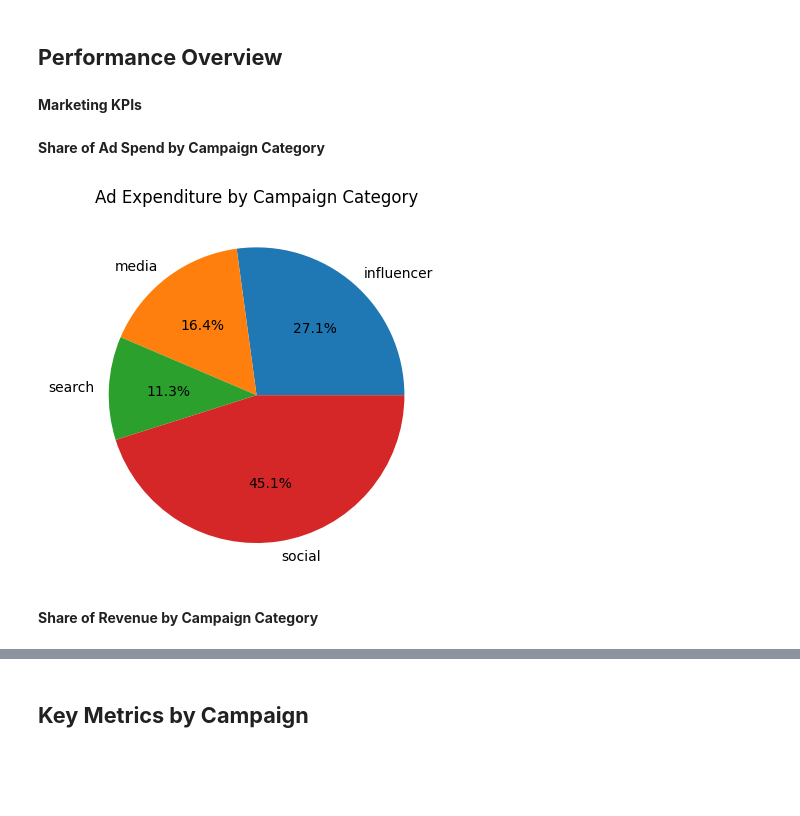
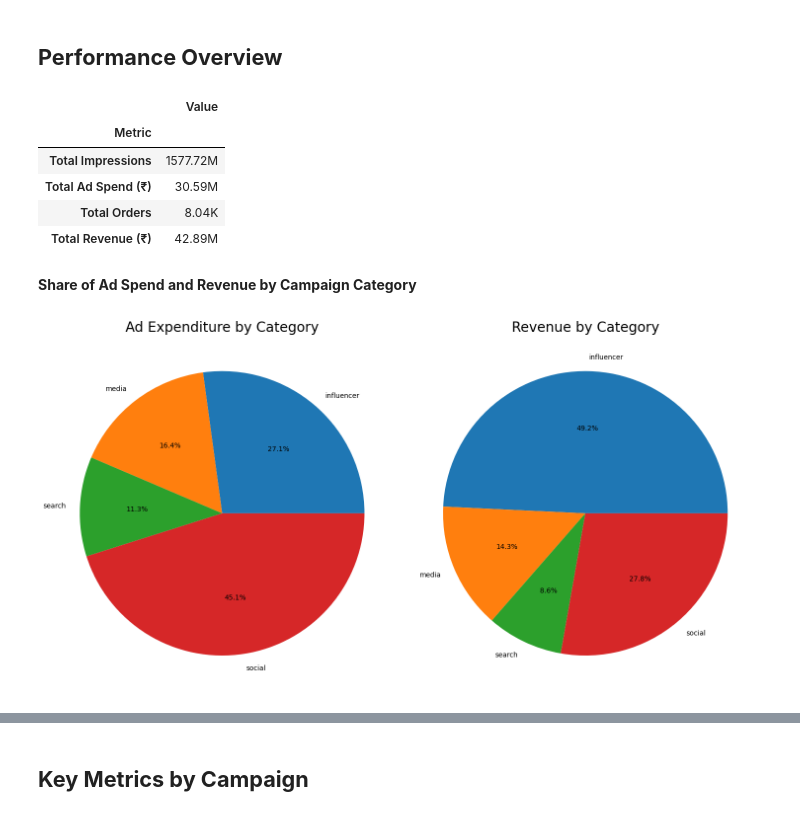
Before and after one commit to cloeyeons/Google-Ads-Simulation, a Jupyter notebook: google-ads-campaign.ipynb, the cells around one changed output, grey strips where cells are left out. Cells and saved outputs as stored; diff of their text form; code cells hidden in the pictures; blank space fills up the shorter version.

Commit message:
Kaggle Notebook | Google Ads Campaign | Version 9

```diff
--- a/google-ads-campaign.ipynb
+++ b/google-ads-campaign.ipynb
@@ -29,7 +30,3 @@ Data columns (total 11 columns):
 dtypes: float64(2), int64(6), object(3)
 memory usage: 26.6+ KB
 None
-# %%
-camp = camp.drop_duplicates()
-camp["campaign_name"] = camp["campaign_name"].str.lower()
-camp.head()
@@ -43,4 +57,2 @@ camp.head()
 # %% [markdown]
 ## **Performance Overview**
-# %% [markdown]
-**Marketing KPIs**
@@ -69,12 +59,55 @@ def kpis(df, group_by_col):
+# %%
+def num_format(num):
+    if abs(num) >= 1_000_000:
+        return f'{num / 1_000_000:.2f}M'
+    return f'{num / 1_000:.2f}K'
+
+perf_overall = {
+    'Metric': ['Total Impressions',
+               'Total Ad Spend (₹)',
+               'Total Orders',
+               'Total Revenue (₹)'],
+    'Value': [camp['impressions'].sum(),
+              camp['mark_spent'].sum(),
+              camp['orders'].sum(),
+              camp['revenue'].sum()]
+}
+
+overall_table = pd.DataFrame(perf_overall)
+overall_table['Value'] = overall_table['Value'].apply(num_format)
+overall_table = overall_table.set_index('Metric')
+
+overall_table
+# %% [output]
+|  | Value |
+| Metric |  |
+| Total Impressions | 1577.72M |
+| Total Ad Spend (₹) | 30.59M |
+| Total Orders | 8.04K |
+| Total Revenue (₹) | 42.89M |
 # %% [markdown]
-**Share of Ad Spend by Campaign Category**
+**Share of Ad Spend and Revenue by Campaign Category**
 # %%
 spent_cat = camp.groupby('category')['mark_spent'].sum()
-plt.figure()
-plt.pie(spent_cat, labels = spent_cat.index, autopct='%1.1f%%')
-plt.title('Ad Expenditure by Campaign Category')
+rev_cat = camp.groupby('category')['revenue'].sum()
+
+fig, (ax1, ax2) = plt.subplots(1, 2, figsize=(15, 8))
+
+ax1.pie(
+    spent_cat,
+    labels=spent_cat.index,
+    autopct='%1.1f%%',
+)
+ax1.set_title('Ad Expenditure by Category', fontsize = 20)
+
+ax2.pie(
+    rev_cat,
+    labels=rev_cat.index,
+    autopct='%1.1f%%',
+)
+ax2.set_title('Revenue by Category', fontsize = 20)
+
+plt.tight_layout()
 plt.show()
 # %% [output]
-[figure, old version]
+[figure, new version]
-# %% [markdown]
-**Share of Revenue by Campaign Category**
```
Also changed, not shown: parts of 30 cells of this notebook.
